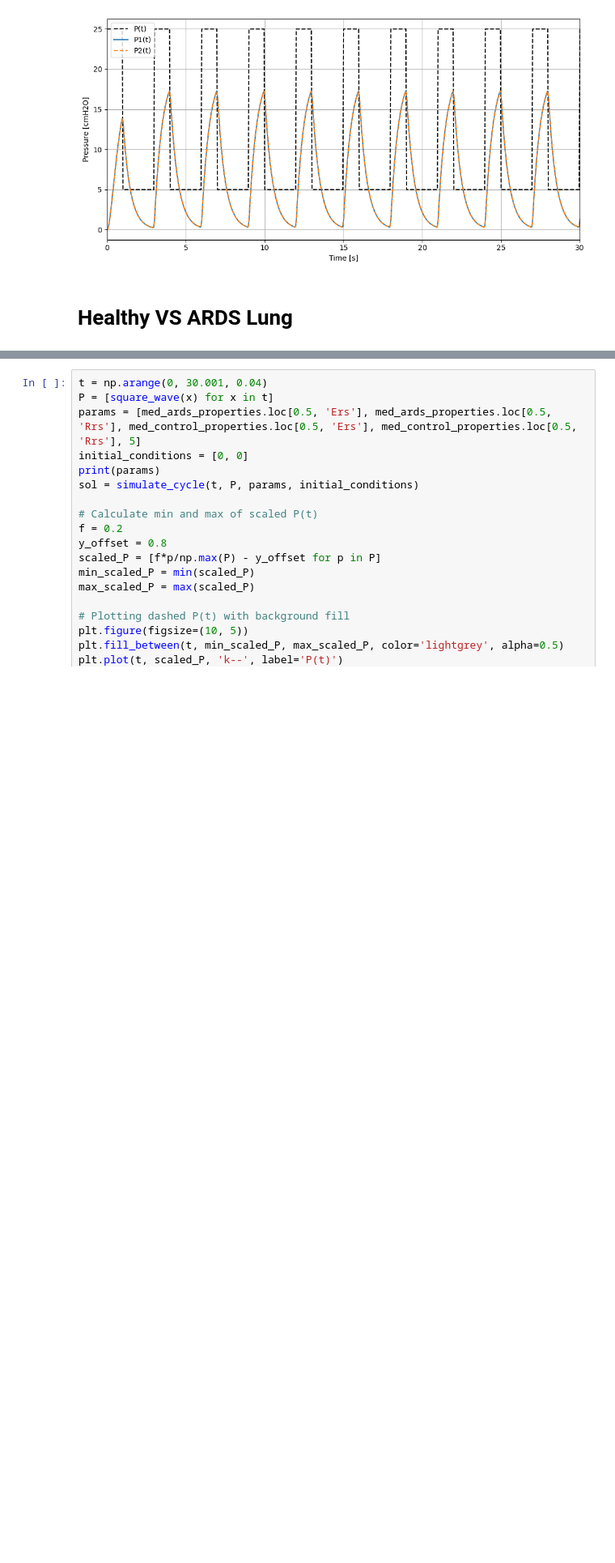
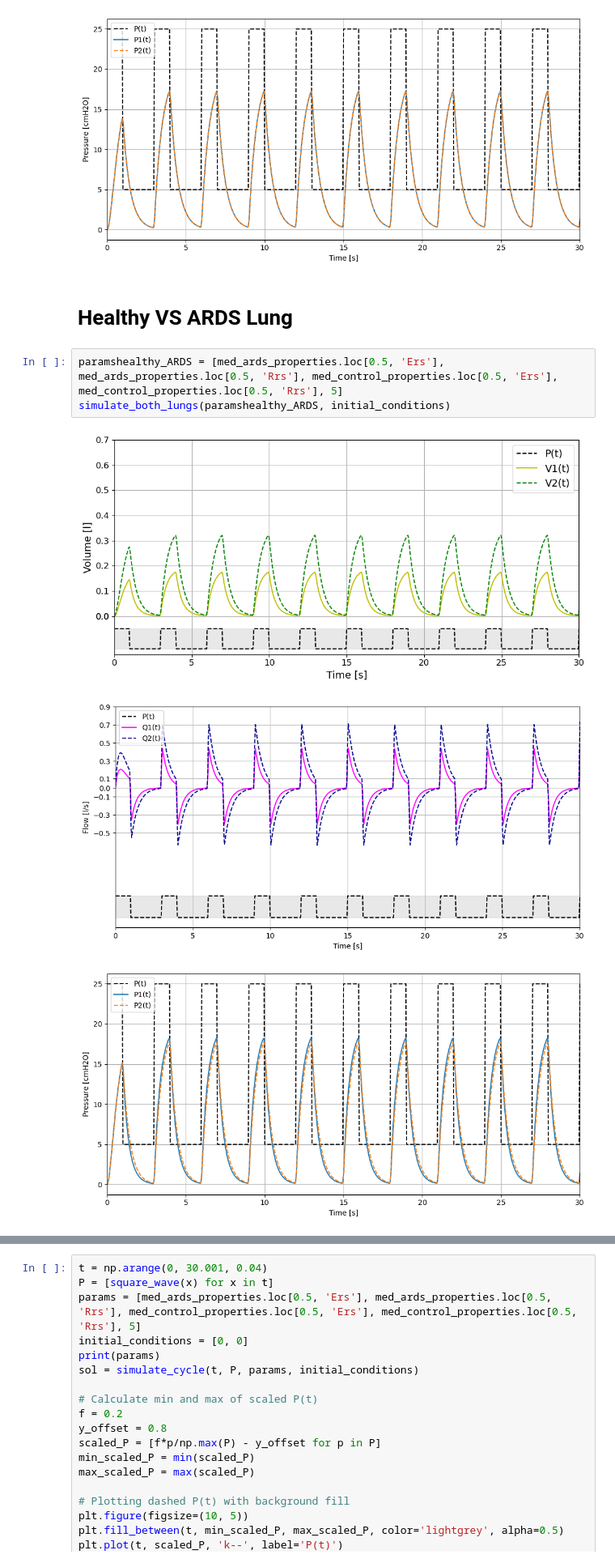
Before and after one commit to julienbrandoit/GBIO0014-2---ARDS-and-healthy-lungs-analysis, a Jupyter notebook: project.ipynb, the cells around one changed output, grey strips where cells are left out. Shown at 81% size. Drawn from its saved outputs; the diff is of its cells as text; blank space fills up the shorter version.

```diff
--- a/project.ipynb
+++ b/project.ipynb
@@ -515,3 +522,10 @@ plt.show()
 [figure]
 # %% [markdown]
 # Healthy VS ARDS Lung
+# %%
+paramshealthy_ARDS = [med_ards_properties.loc[0.5, 'Ers'], med_ards_properties.loc[0.5, 'Rrs'], med_control_properties.loc[0.5, 'Ers'], med_control_properties.loc[0.5, 'Rrs'], 5]
+simulate_both_lungs(paramshealthy_ARDS, initial_conditions)
+# %% [output]
+[figure, added]
+[figure, added]
+[figure, added]
```
Also changed, not shown: parts of 5 cells of this notebook, 4 other files.
